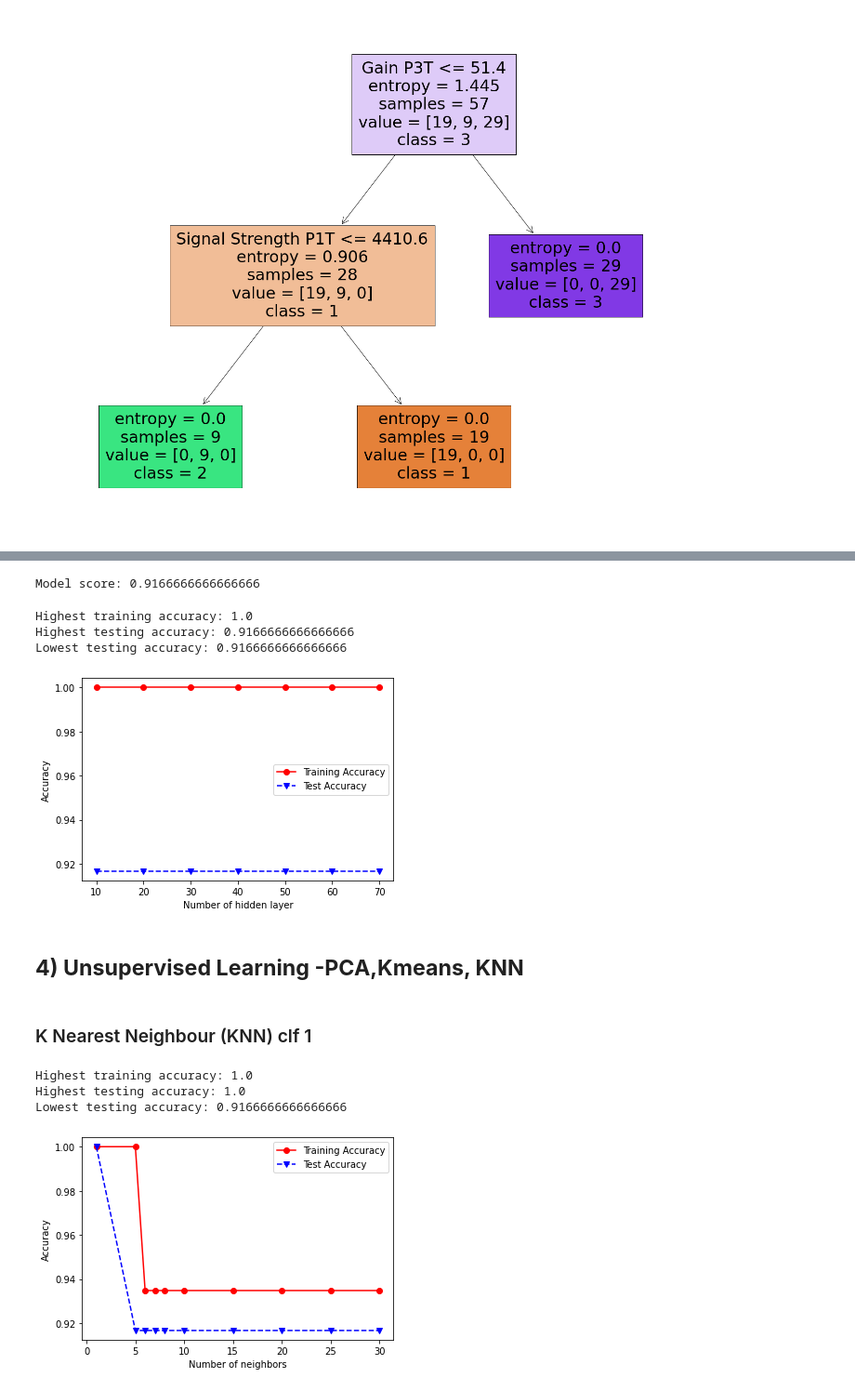
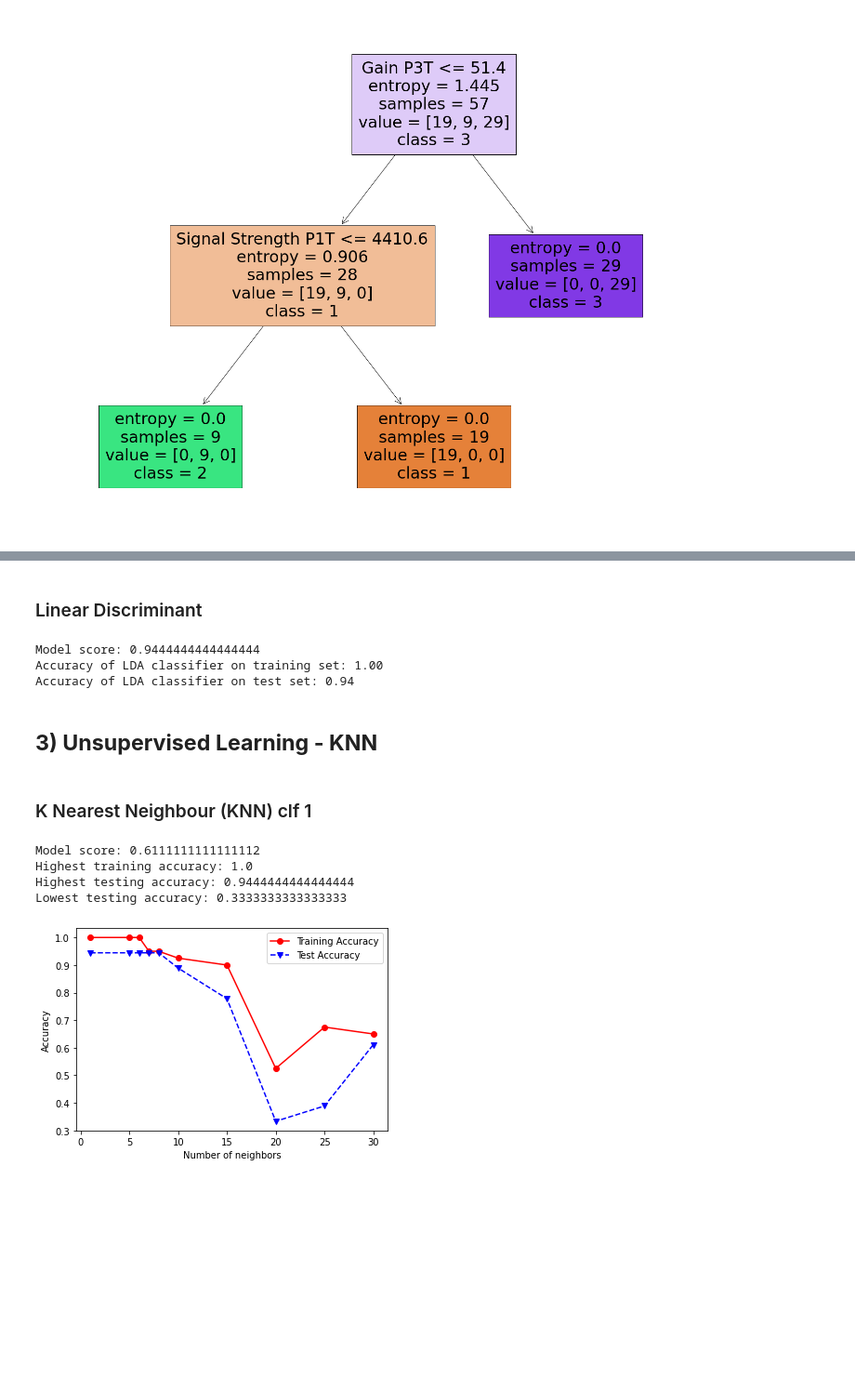
Before and after one commit to goldslime123/csc3005-DA, a Jupyter notebook: MeterB.ipynb, the cells around one changed output, grey strips where cells are left out. Shown at 93% size. Cells and saved outputs as stored; diff of their text form; code cells hidden in the pictures; blank space fills up the shorter version.

```diff
--- a/MeterB.ipynb
+++ b/MeterB.ipynb
@@ -1042,68 +1027,51 @@ Testing Accuracy: 0.9166666666666666
-# %%
-from sklearn.neural_network import MLPClassifier
-
-clf6 = MLPClassifier(solver='adam',hidden_layer_sizes=100, learning_rate='adaptive',random_state=0,max_iter=1000)
-clf6.fit(X_train, Y_train)
-
-print (f"Model score: {clf6.score(X_test, Y_test)}")
-# %% [output]
-Model score: 0.9166666666666666
-# %%
-hidden_layer_sizes = [(10,10,10), (20,20,20), (30,30,30), (40,40,40), (50,50,50), (60,60,60), (70,70,70)]
-trainAcc = []
-testAcc = []
-
-for k in hidden_layer_sizes:
-    clf6 = MLPClassifier(solver='adam',hidden_layer_sizes=k, learning_rate='adaptive',random_state=0,max_iter=1000)
-    clf6.fit(X_train, Y_train)
-    Y_predTrain = clf6.predict(X_train)
-    Y_predTest = clf6.predict(X_test)
-    trainAcc.append(accuracy_score(Y_train, Y_predTrain))
-    testAcc.append(accuracy_score(Y_test, Y_predTest))
-
-hidden_layer_size=[x[0] for x in hidden_layer_sizes]
-plt.plot(hidden_layer_size, trainAcc, 'ro-', hidden_layer_size, testAcc,'bv--')
-plt.legend(['Training Accuracy','Test Accuracy'])
-plt.xlabel('Number of hidden layer')
-plt.ylabel('Accuracy')
-print("Highest training accuracy:", max(trainAcc))
-print("Highest testing accuracy:", max(testAcc))
-print("Lowest testing accuracy:", min(testAcc))
-# %% [output]
-Highest training accuracy: 1.0
-Highest testing accuracy: 0.9166666666666666
-Lowest testing accuracy: 0.9166666666666666
-[figure, removed]
+# %% [markdown]
+### Linear Discriminant
+# %%
+from sklearn.discriminant_analysis import LinearDiscriminantAnalysis
+lda = LinearDiscriminantAnalysis()
+lda.fit(X_train, y_train)
+print (f"Model score: {lda.score(X_test, y_test)}")
+print('Accuracy of LDA classifier on training set: {:.2f}'
+     .format(lda.score(X_train, y_train)))
+print('Accuracy of LDA classifier on test set: {:.2f}'
+     .format(lda.score(X_test, y_test)))
+# %% [output]
+Model score: 0.9444444444444444
+Accuracy of LDA classifier on training set: 1.00
+Accuracy of LDA classifier on test set: 0.94
 # %% [markdown]
-## __4) Unsupervised Learning -PCA,Kmeans, KNN__
+## __3) Unsupervised Learning - KNN__
 # %% [markdown]
 ### K Nearest Neighbour (KNN) clf 1
 # %%
 from sklearn.neighbors import KNeighborsClassifier
 import matplotlib.pyplot as plt
 %matplotlib inline
 
 numNeighbors = [1, 5, 6,7,8, 10, 15, 20, 25, 30]
 trainAcc = []
 testAcc = []
 
 for k in numNeighbors:
     clf1 = KNeighborsClassifier(n_neighbors=k, metric='minkowski', p=2)
-    clf1.fit(X_train, Y_train)
+    clf1.fit(X_train, y_train)
     Y_predTrain = clf1.predict(X_train)
     Y_predTest = clf1.predict(X_test)
-    trainAcc.append(accuracy_score(Y_train, Y_predTrain))
-    testAcc.append(accuracy_score(Y_test, Y_predTest))
+    trainAcc.append(accuracy_score(y_train, Y_predTrain))
+    testAcc.append(accuracy_score(y_test, Y_predTest))
 
 plt.plot(numNeighbors, trainAcc, 'ro-', numNeighbors, testAcc,'bv--')
 plt.legend(['Training Accuracy','Test Accuracy'])
 plt.xlabel('Number of neighbors')
 plt.ylabel('Accuracy')
+
+print (f"Model score: {clf1.score(X_test, y_test)}")
 print("Highest training accuracy:", max(trainAcc))
 print("Highest testing accuracy:", max(testAcc))
 print("Lowest testing accuracy:", min(testAcc))
 # %% [output]
+Model score: 0.6111111111111112
 Highest training accuracy: 1.0
-Highest testing accuracy: 1.0
-Lowest testing accuracy: 0.9166666666666666
+Highest testing accuracy: 0.9444444444444444
+Lowest testing accuracy: 0.3333333333333333
-[figure, old version]
+[figure, new version]
```
Also changed, not shown: parts of 123 cells of this notebook.
